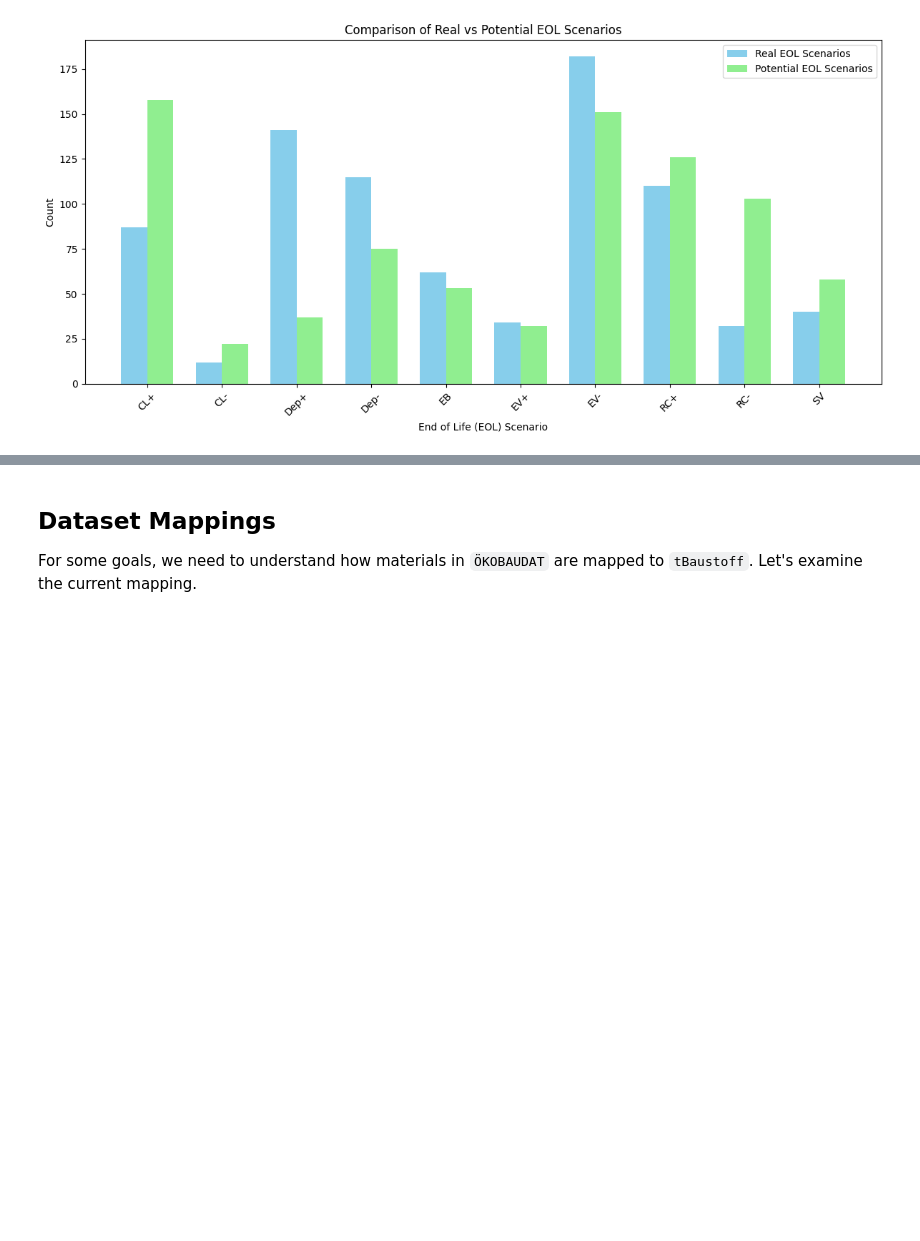
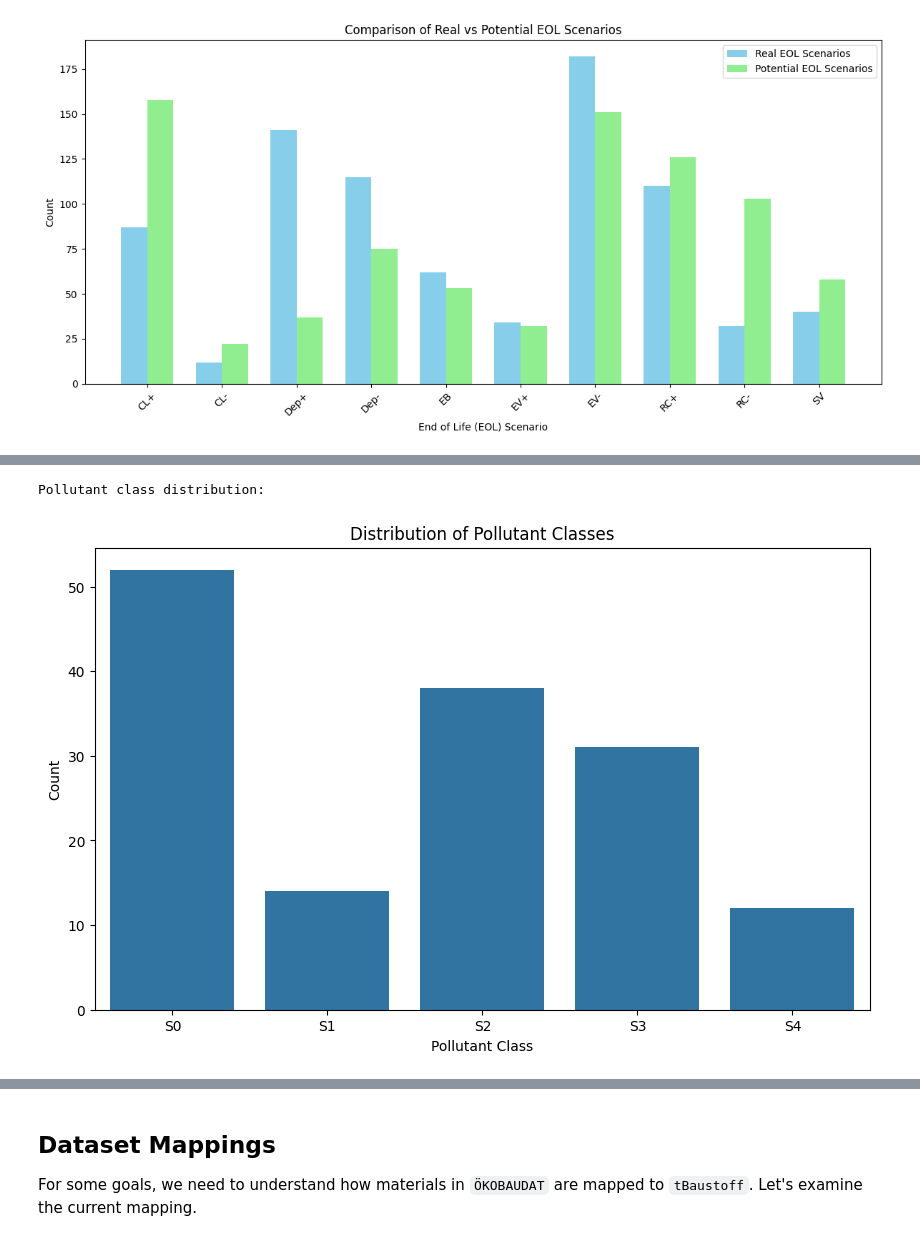
Before and after one commit to n3xtcoder/ai4impact-bbsr, a Jupyter notebook: data_exploration.ipynb, the cells around one changed output, grey strips where cells are left out. Saved outputs shown, nothing was run; the diff lists cells and outputs as text; code cells hidden in the pictures; blank space fills up the shorter version.

Commit message:
Added pollutant classification

```diff
--- a/data_exploration.ipynb
+++ b/data_exploration.ipynb
@@ -311,0 +317,4 @@ plt.show()
+# %%
+# Load the data
+pollutants = pd.read_csv('data/tBaustoff/pollutant_combinations.csv')
+pollutants.head()
@@ -311,0 +360,13 @@ plt.show()
+# %%
+# Basic statistics
+print("\nPollutant class distribution:")
+# Visualize pollutant class distribution
+plt.figure(figsize=(10, 6))
+sns.countplot(data=pollutants, x='Störstoffklasse', order=sorted(pollutants['Störstoffklasse'].unique()))
+plt.title('Distribution of Pollutant Classes')
+plt.xlabel('Pollutant Class')
+plt.ylabel('Count')
+plt.show()
+# %% [output]
+Pollutant class distribution:
+[figure, added]
```
Also changed, not shown: parts of 7 cells of this notebook, 2 other files.
